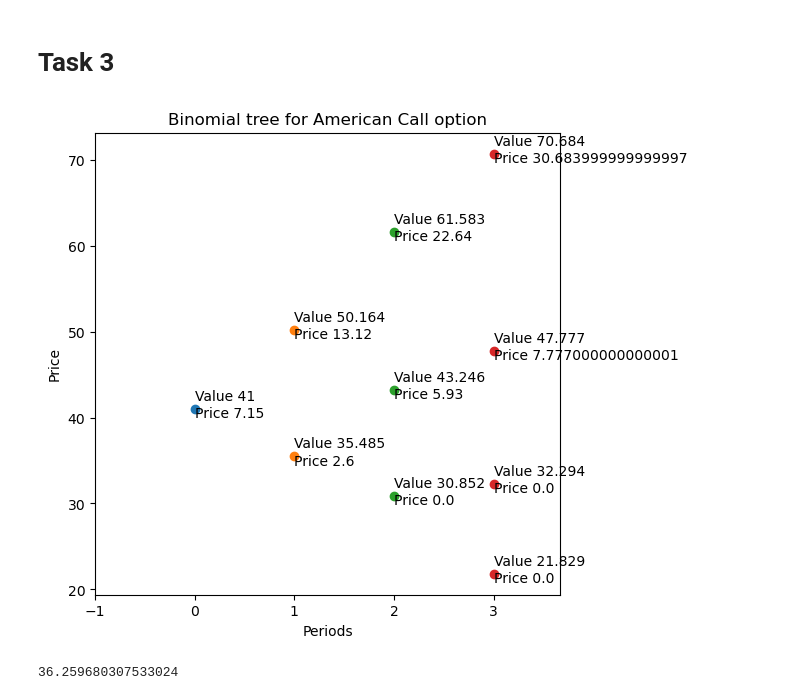
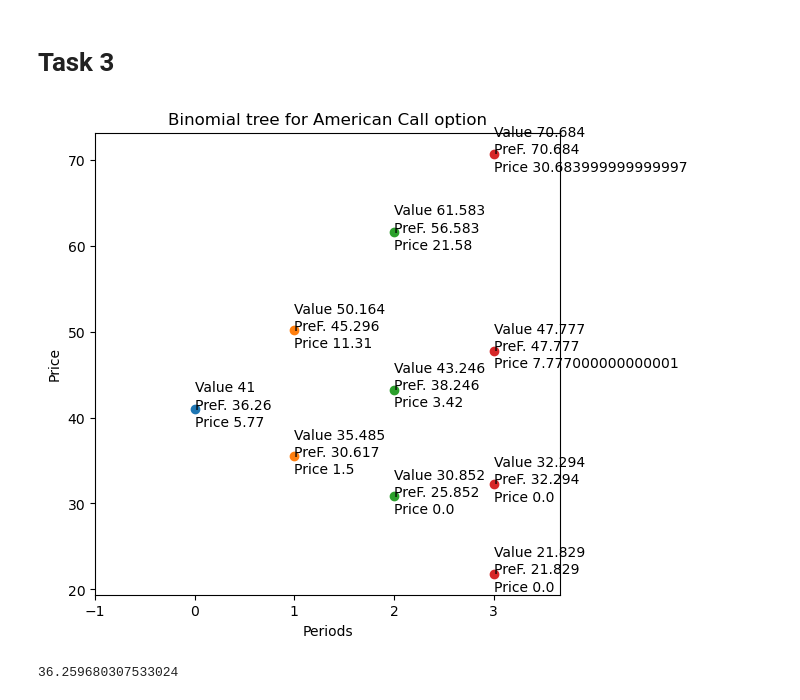
Before and after one commit to DataJakob/Various-School-Projects, a Jupyter notebook: Project_Evaluation_and_Finance/deliverable.ipynb, the cells around one changed output. Cells and saved outputs as stored; diff of their text form; code cells hidden in the pictures.

```diff
--- a/Project_Evaluation_and_Finance/deliverable.ipynb
+++ b/Project_Evaluation_and_Finance/deliverable.ipynb
@@ -254,12 +254,12 @@ plt.show()
 # %%
 myTree = BinPriMod(41, 40, 0.3392, 1, 1/3, 0.08, 'Call', 'American')
 myTree.set_dividends(cont=False, cont_rate=0, TD=8/12, amount=5)
-# myTree.set_dividends(cont=True, cont_rate=0.02, TD=None, amount=None)
 myTree.storage_values(False)
+myTree.PrepaidForwad(False)
 myTree.storage_prices(False)
-myTree.plot_tree(1)
+myTree.plot_tree(2)
 # %% [output]
-[figure, old version]
+[figure, new version]
 # %%
 41 - 5*np.e**(-.08*((8/12)-(0/12)))
 # %% [output]
```
Also changed, not shown: 1 other file.
